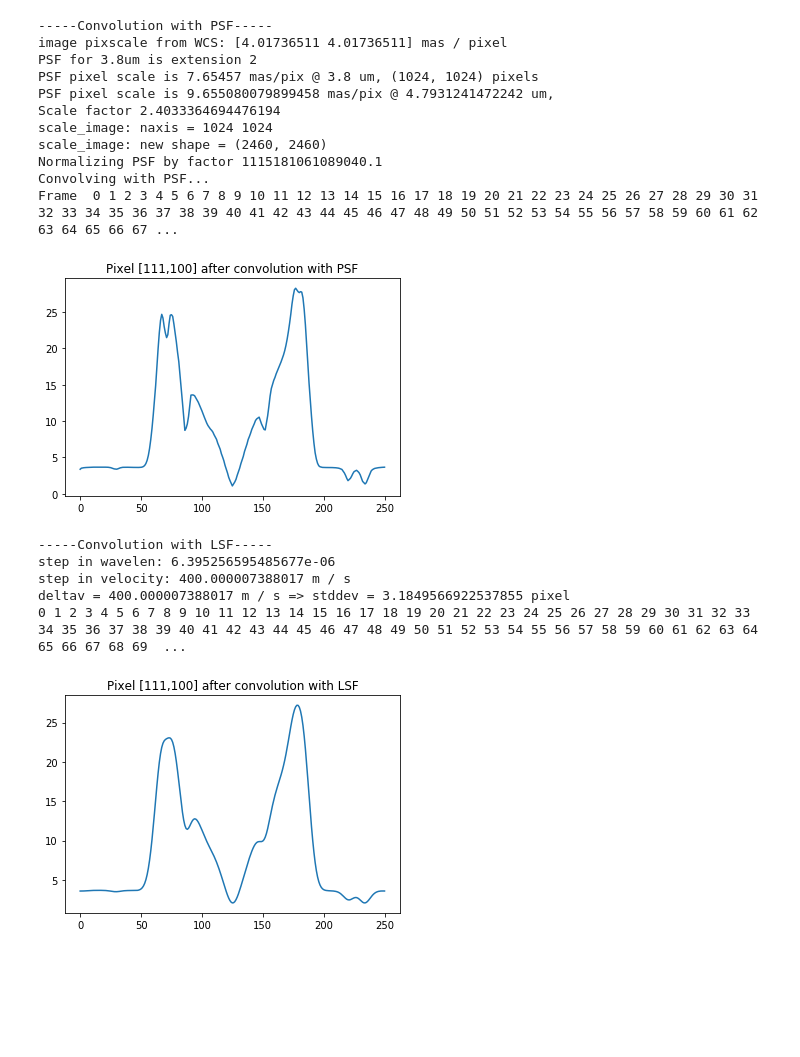
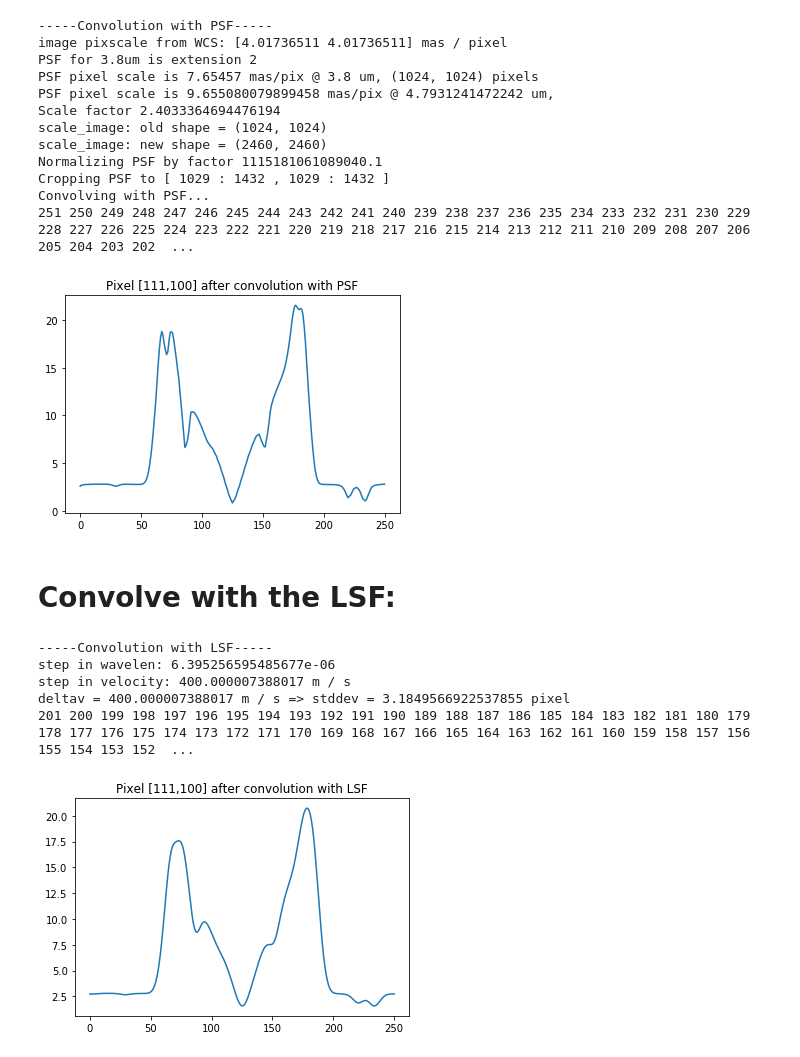
Before and after one commit to astronomyk/SimMETIS, a Jupyter notebook: notebooks/SimMETIS_LMS.ipynb, the cells around one changed output. Saved outputs shown, nothing was run; the diff lists cells and outputs as text; code cells hidden in the pictures; blank space fills up the shorter version.

```diff
--- a/notebooks/SimMETIS_LMS.ipynb
+++ b/notebooks/SimMETIS_LMS.ipynb
@@ -7,4 +14,4 @@ Populating the interactive namespace from numpy and matplotlib
 # %%
-lms = sm.spectro.LMS("/Users/koehler/METIS/LMSsim/LINE_3D_013.fits", 42.)
+lms = sm.spectro.LMS("../../LMSsim/LINE_3D_013.fits", "metis_spectro_LMS.config")
 # %% [output]
 ============================================
@@ -43,18 +57,21 @@ Plotting atmospheric & mirror emission...
 # %%
-lms.convolve_psf("metis_psf_mag=08.00_seeing=1.00.fits", plot=True)
+lms.convolve_psf("../../LMSsim/metis_psf_mag=08.00_seeing=1.00.fits", plot=True)
 # %% [output]
 -----Convolution with PSF-----
 image pixscale from WCS: [4.01736511 4.01736511] mas / pixel
 PSF for 3.8um is extension 2
 PSF pixel scale is 7.65457 mas/pix @ 3.8 um, (1024, 1024) pixels
 PSF pixel scale is 9.655080079899458 mas/pix @ 4.7931241472242 um,
 Scale factor 2.4033364694476194
-scale_image: naxis = 1024 1024
+scale_image: old shape = (1024, 1024)
 scale_image: new shape = (2460, 2460)
 Normalizing PSF by factor 1115181061089040.1
+Cropping PSF to [ 1029 : 1432 , 1029 : 1432 ]
 Convolving with PSF...
-Frame  0 1 2 3 4 5 6 7 8 9 10 11 12 13 14 15 16 17 18 19 20 21 22 23 24 25 26 27 28 29 30 31 32 33 34 35 36 37 38 39 40 41 42 43 44 45 46 47 48 49 50 51 52 53 54 55 56 57 58 59 60 61 62 63 64 65 66 67 ...
+251 250 249 248 247 246 245 244 243 242 241 240 239 238 237 236 235 234 233 232 231 230 229 228 227 226 225 224 223 222 221 220 219 218 217 216 215 214 213 212 211 210 209 208 207 206 205 204 203 202  ...
-[figure, old version]
+[figure, new version]
+# %% [markdown]
+# Convolve with the LSF:
 # %%
 lms.convolve_lsf(plot=True)
 # %% [output]
@@ -62,5 +79,5 @@ lms.convolve_lsf(plot=True)
 step in wavelen: 6.395256595485677e-06
 step in velocity: 400.000007388017 m / s
 deltav = 400.000007388017 m / s => stddev = 3.1849566922537855 pixel
-0 1 2 3 4 5 6 7 8 9 10 11 12 13 14 15 16 17 18 19 20 21 22 23 24 25 26 27 28 29 30 31 32 33 34 35 36 37 38 39 40 41 42 43 44 45 46 47 48 49 50 51 52 53 54 55 56 57 58 59 60 61 62 63 64 65 66 67 68 69  ...
+201 200 199 198 197 196 195 194 193 192 191 190 189 188 187 186 185 184 183 182 181 180 179 178 177 176 175 174 173 172 171 170 169 168 167 166 165 164 163 162 161 160 159 158 157 156 155 154 153 152  ...
-[figure, old version]
+[figure, new version]
```
Also changed, not shown: parts of 13 cells of this notebook, 1 other file.
